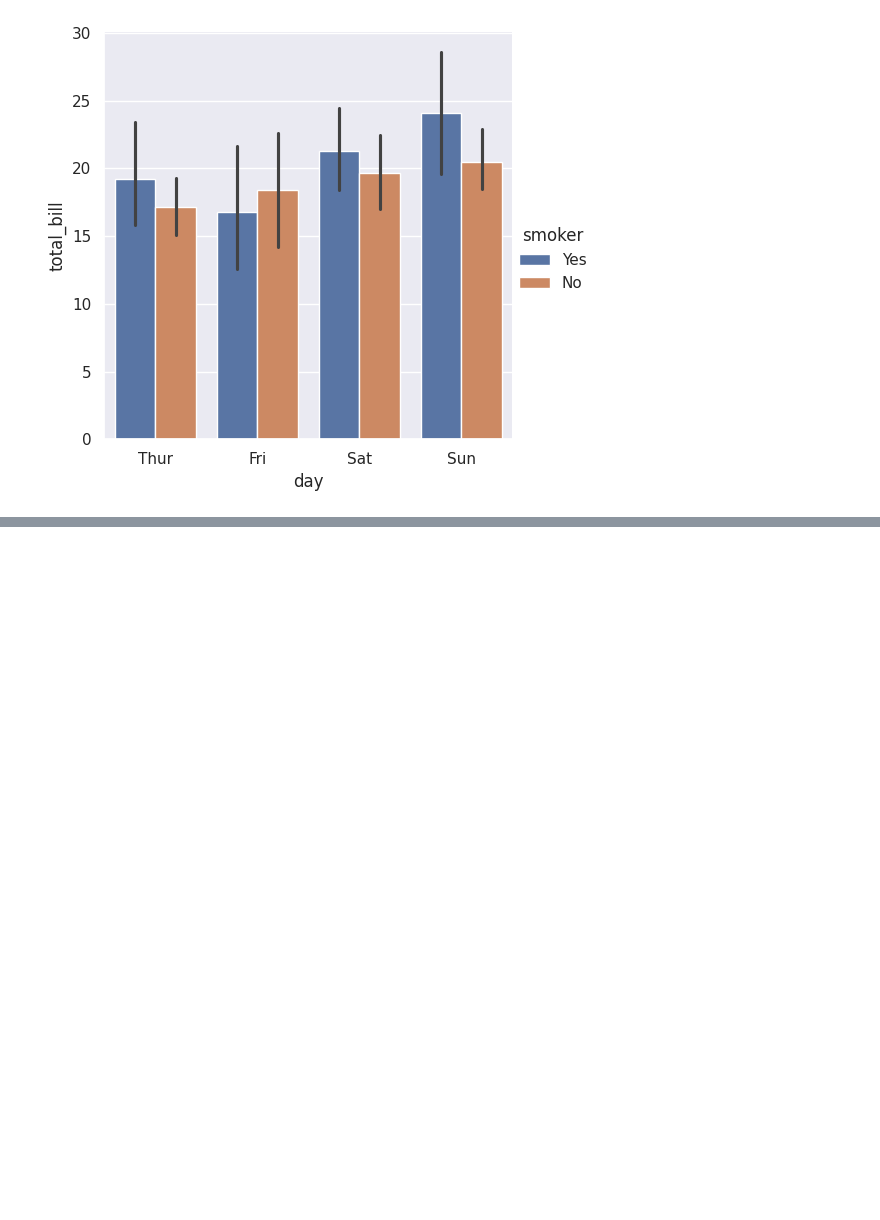
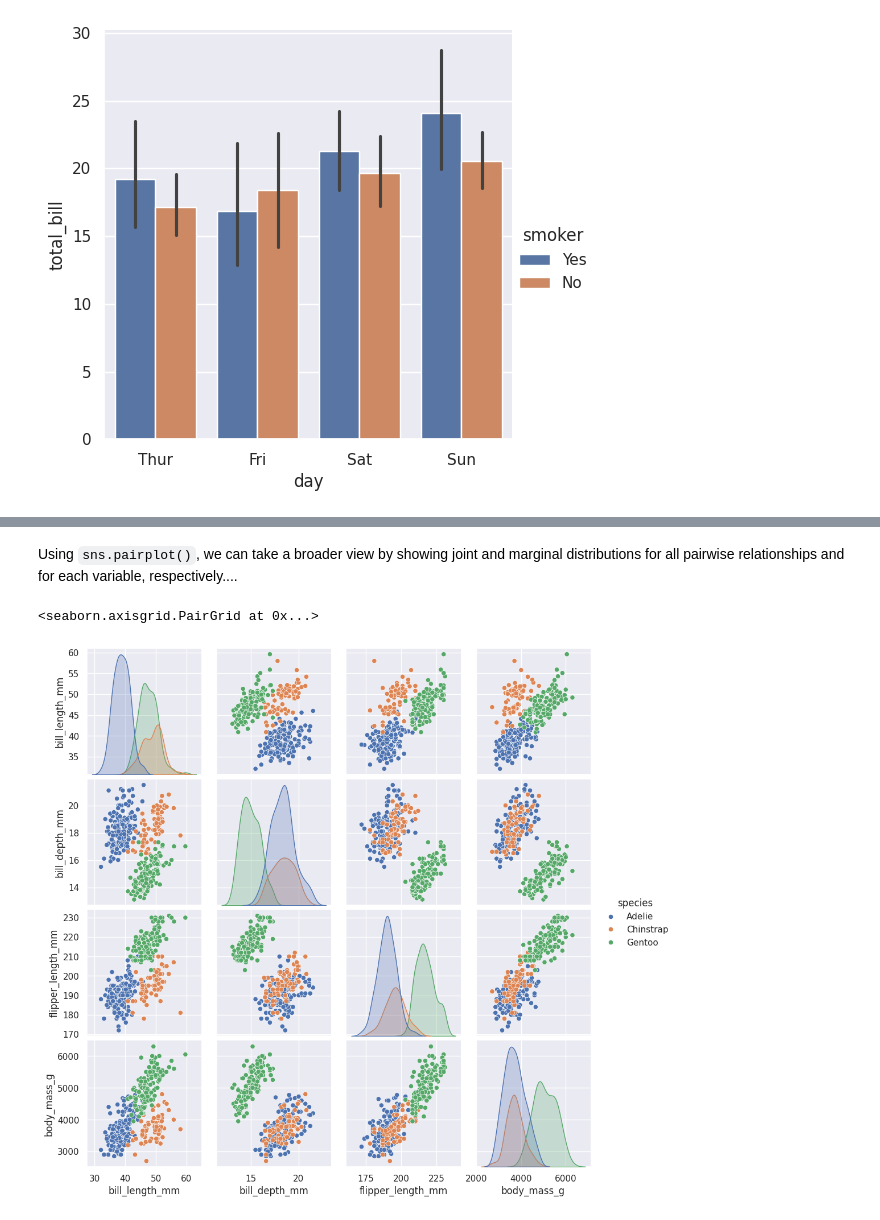
Before and after one commit to taadith/python-projects, a Jupyter notebook: intro-stat-learning/labs/ISLP_Lab_Ch_02.ipynb, the cells around one changed output, grey strips where cells are left out. Cells and saved outputs as stored; diff of their text form; code cells hidden in the pictures; blank space fills up the shorter version.

````diff
--- a/intro-stat-learning/labs/ISLP_Lab_Ch_02.ipynb
+++ b/intro-stat-learning/labs/ISLP_Lab_Ch_02.ipynb
@@ -483,0 +509,7 @@ sns.catplot(data = tips, kind = "bar", x = "day", y = "total_bill", hue = "smoke
+# %% [markdown]
+Using ```sns.pairplot()```, we can take a broader view by showing joint and marginal distributions for all pairwise relationships and for each variable, respectively....
+# %%
+sns.pairplot(data = penguins, hue = "species")
+# %% [output]
+<seaborn.axisgrid.PairGrid at 0x...>
+[figure, added]
````
Also changed, not shown: parts of 67 cells of this notebook.
